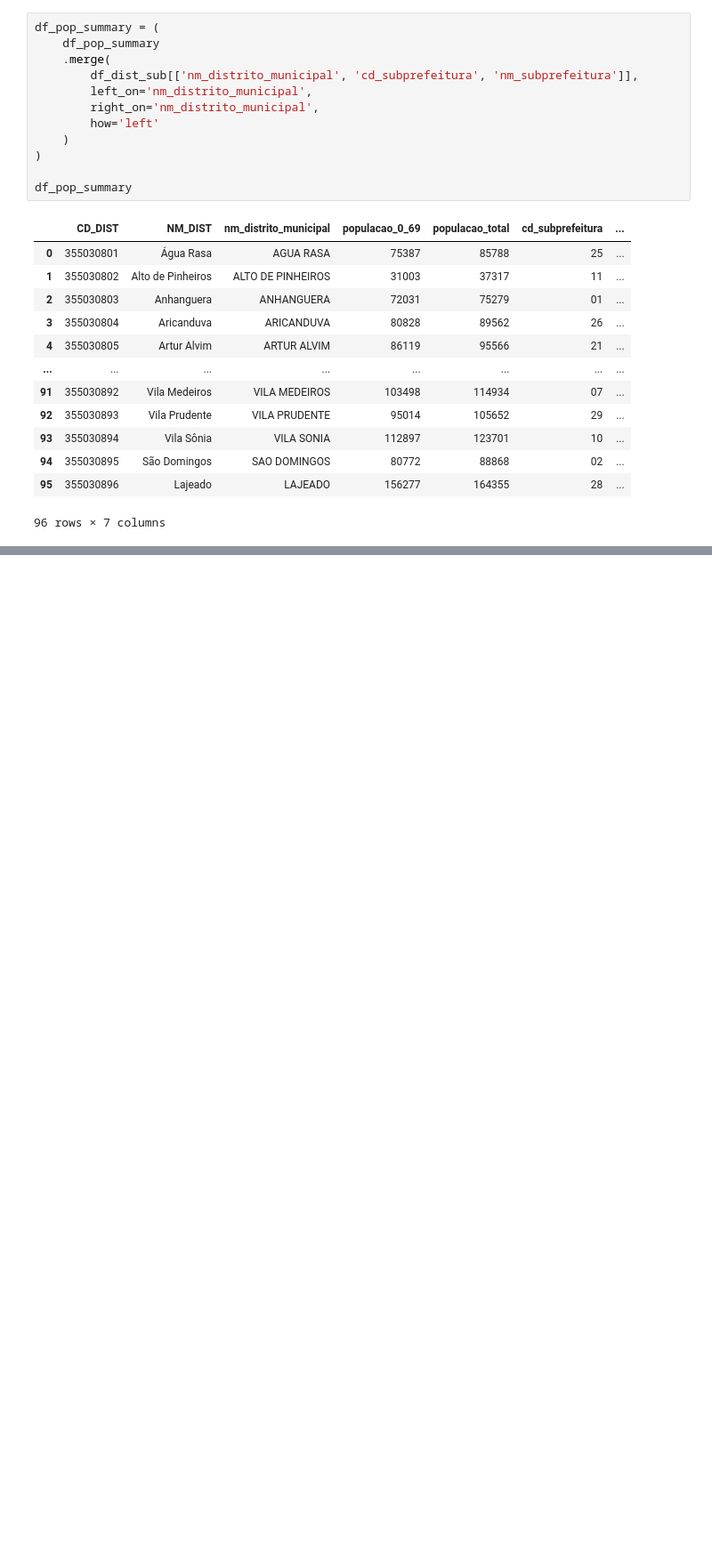
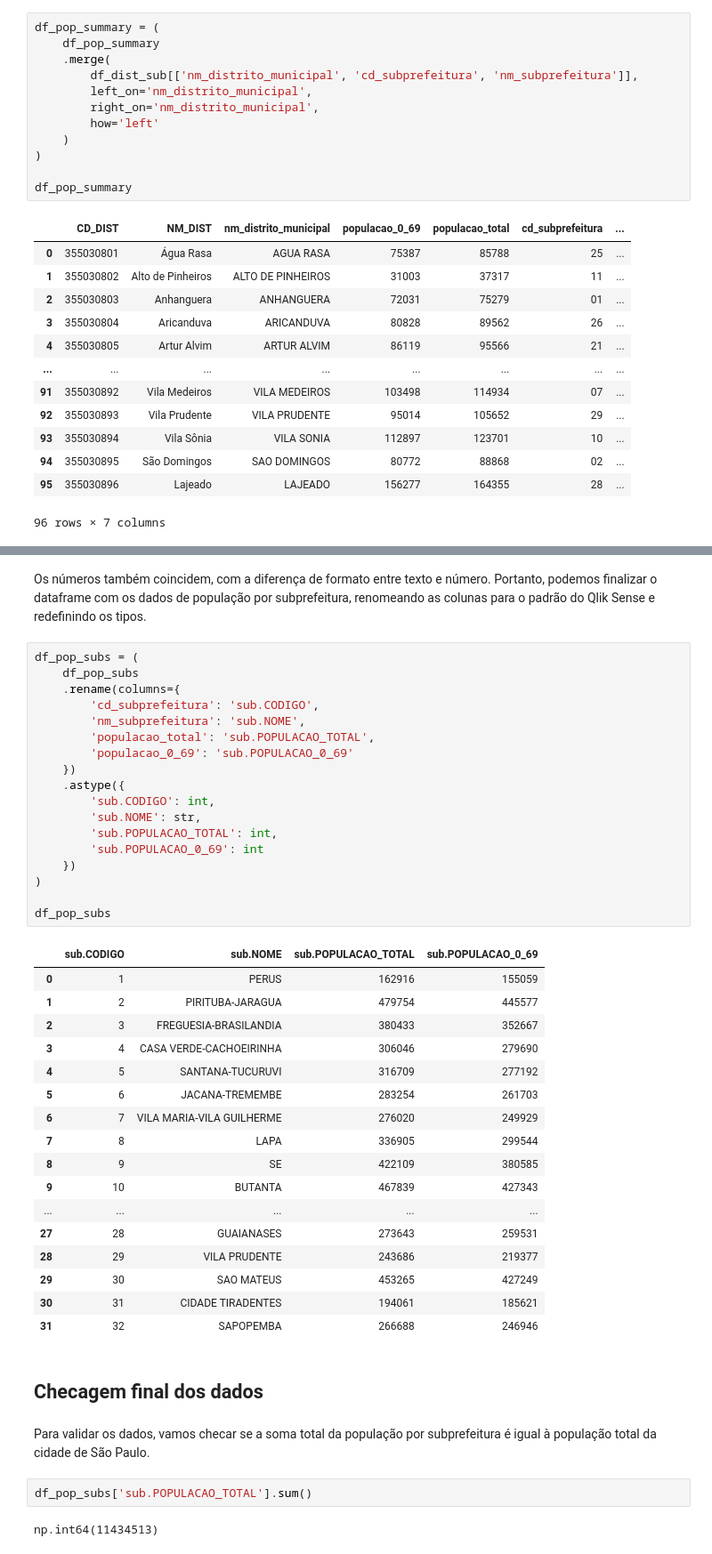
Before and after one commit to ObservatorioPoliticasTCM/datasp-dados, a Jupyter notebook: notebooks_outputs/01 População por subprefeitura - transformação.ipynb, the cells around one changed output, grey strips where cells are left out. Shown at 89% size. Saved outputs shown, nothing was run; the diff lists cells and outputs as text; blank space fills up the shorter version.

```diff
--- a/notebooks_outputs/01 População por subprefeitura - transformação.ipynb
+++ b/notebooks_outputs/01 População por subprefeitura - transformação.ipynb
@@ -304,0 +453,46 @@ df_pop_summary
+# %% [markdown]
+Os números também coincidem, com a diferença de formato entre texto e número. Portanto, podemos finalizar o dataframe com os dados de população por subprefeitura, renomeando as colunas para o padrão do Qlik Sense e redefinindo os tipos.
+# %%
+df_pop_subs = (
+    df_pop_subs
+    .rename(columns={
+        'cd_subprefeitura': 'sub.CODIGO',
+        'nm_subprefeitura': 'sub.NOME',
+        'populacao_total': 'sub.POPULACAO_TOTAL',
+        'populacao_0_69': 'sub.POPULACAO_0_69'
+    })
+    .astype({
+        'sub.CODIGO': int,
+        'sub.NOME': str,
+        'sub.POPULACAO_TOTAL': int,
+        'sub.POPULACAO_0_69': int
+    })
+)
+
+df_pop_subs
+# %% [output]
+|  | sub.CODIGO | sub.NOME | sub.POPULACAO_TOTAL | sub.POPULACAO_0_69 |
+| 0 | 1 | PERUS | 162916 | 155059 |
+| 1 | 2 | PIRITUBA-JARAGUA | 479754 | 445577 |
+| 2 | 3 | FREGUESIA-BRASILANDIA | 380433 | 352667 |
+| 3 | 4 | CASA VERDE-CACHOEIRINHA | 306046 | 279690 |
+| 4 | 5 | SANTANA-TUCURUVI | 316709 | 277192 |
+| 5 | 6 | JACANA-TREMEMBE | 283254 | 261703 |
+| 6 | 7 | VILA MARIA-VILA GUILHERME | 276020 | 249929 |
+| 7 | 8 | LAPA | 336905 | 299544 |
+| 8 | 9 | SE | 422109 | 380585 |
+| 9 | 10 | BUTANTA | 467839 | 427343 |
+| ... | ... | ... | ... | ... |
+| 27 | 28 | GUAIANASES | 273643 | 259531 |
+| 28 | 29 | VILA PRUDENTE | 243686 | 219377 |
+| 29 | 30 | SAO MATEUS | 453265 | 427249 |
+| 30 | 31 | CIDADE TIRADENTES | 194061 | 185621 |
+| 31 | 32 | SAPOPEMBA | 266688 | 246946 |
+# %% [markdown]
+## Checagem final dos dados
+# %% [markdown]
+Para validar os dados, vamos checar se a soma total da população por subprefeitura é igual à população total da cidade de São Paulo.
+# %%
+df_pop_subs['sub.POPULACAO_TOTAL'].sum()
+# %% [output]
+np.int64(11434513)
```
Also changed, not shown: parts of 20 cells of this notebook, 1 other file.
